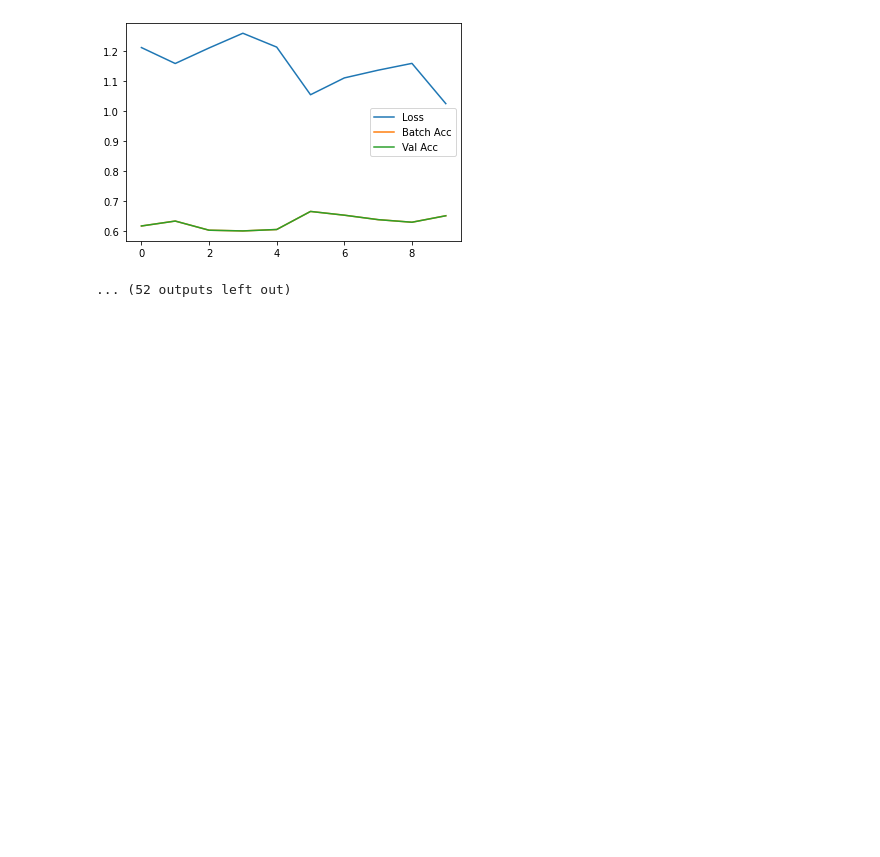
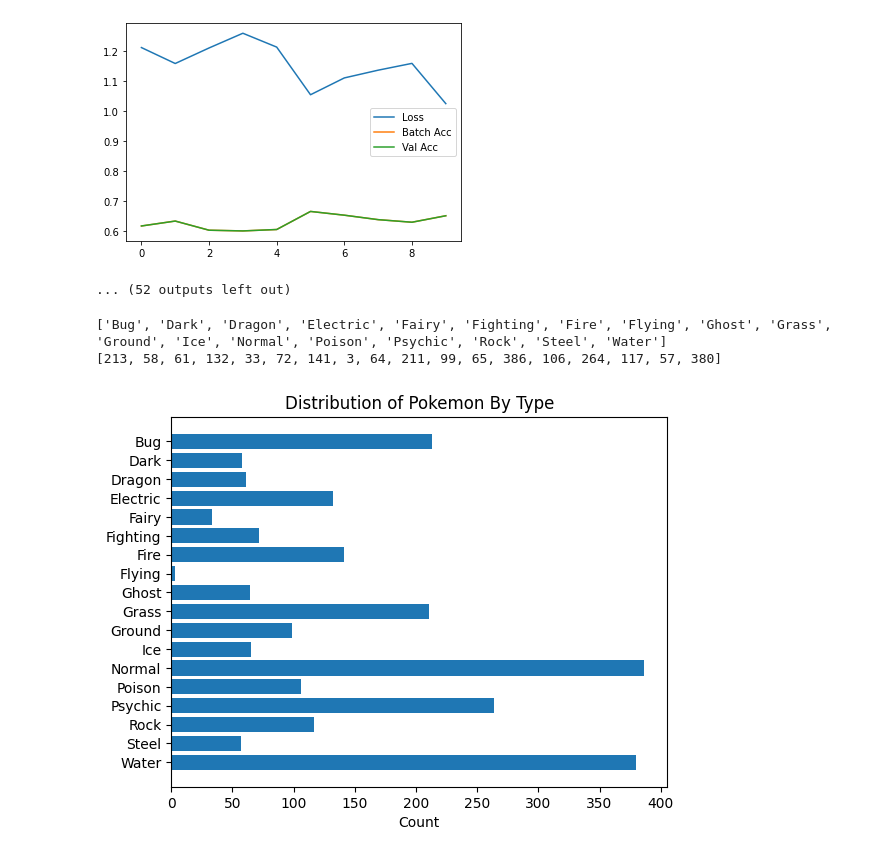
Before and after one commit to mustafa-abdool/cs236g_project, a Jupyter notebook: Pokemon Analysis - Multiclass prediction.ipynb, the cells around one changed output. Cells and saved outputs as stored; diff of their text form; code cells hidden in the pictures; blank space fills up the shorter version.

```diff
--- a/Pokemon Analysis - Multiclass prediction.ipynb
+++ b/Pokemon Analysis - Multiclass prediction.ipynb
@@ -343,3 +343,54 @@ Step 200: Epoch: 2: loss: 1.0968127250671387 acc: 0.648375
 out_file = "mutliclass_dcgan_prediction.pt"
 
 save_model(model, out_file)
+# %%
+# some utility for drawing distributions
+
+type_dict = {
+    'Bug': 213,
+    'Dark': 58,
+    'Dragon': 61,
+    'Electric': 132,
+    'Fairy': 33,
+    'Fighting': 72,
+    'Fire': 141,
+    'Flying': 3,
+    'Ghost': 64,
+    'Grass': 211,
+    'Ground': 99,
+    'Ice': 65,
+    'Normal': 386,
+    'Poison': 106,
+    'Psychic': 264,
+    'Rock': 117,
+    'Steel': 57,
+    'Water': 380}
+
+types_and_counts = [ (k,v) for k,v in type_dict.items()]
+types = [x[0] for x in types_and_counts]
+counts = [x[1] for x in types_and_counts]
+
+print(types)
+print(counts)
+# %% [output]
+['Bug', 'Dark', 'Dragon', 'Electric', 'Fairy', 'Fighting', 'Fire', 'Flying', 'Ghost', 'Grass', 'Ground', 'Ice', 'Normal', 'Poison', 'Psychic', 'Rock', 'Steel', 'Water']
+[213, 58, 61, 132, 33, 72, 141, 3, 64, 211, 99, 65, 386, 106, 264, 117, 57, 380]
+# %%
+# Fixing random state for reproducibility
+np.random.seed(19680801)
+
+plt.rcdefaults()
+fig, ax = plt.subplots()
+
+# Example data
+y_pos = np.arange(len(types))
+
+ax.barh(types, counts, align='center')
+ax.set_yticks(y_pos, labels=types)
+ax.invert_yaxis()  # labels read top-to-bottom
+ax.set_xlabel('Count')
+ax.set_title('Distribution of Pokemon By Type')
+
+plt.show()
+# %% [output]
+[figure, added]
```
Also changed, not shown: 7 other files.
